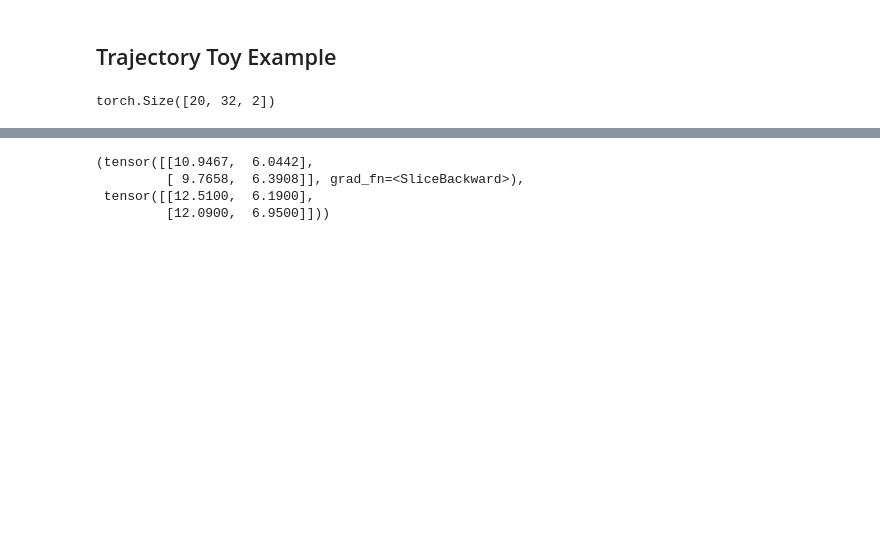
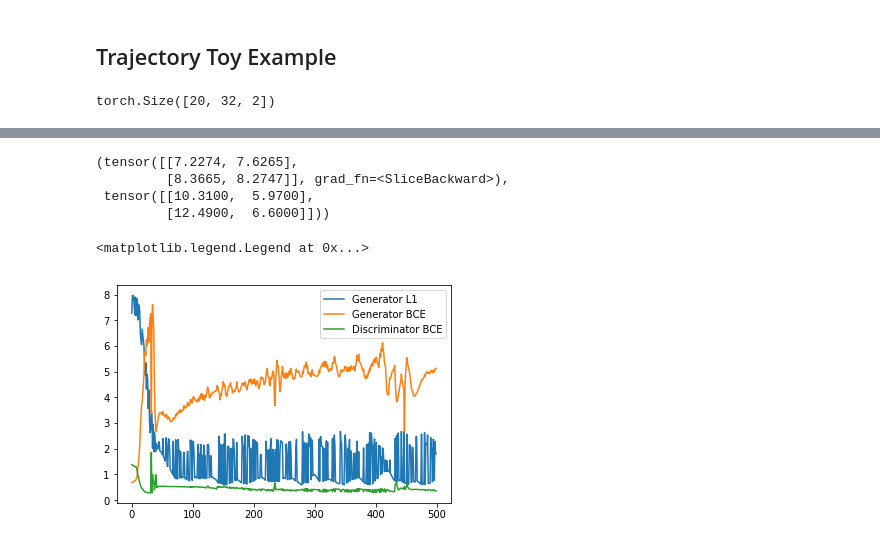
Before and after one commit to lappalainenj/mapsgan, a Jupyter notebook: examples/toymodel.ipynb, the cells around one changed output, grey strips where cells are left out. Cells and saved outputs as stored; diff of their text form; code cells hidden in the pictures; blank space fills up the shorter version.

```diff
--- a/examples/toymodel.ipynb
+++ b/examples/toymodel.ipynb
@@ -8,26 +8,3 @@ import sys
 %autoreload 2
 # %%
 td = Trajectories('/mnt/Clouds/MapsGAN/data/eth/test')
-# %%
-model = nn.RNN(input_size=input_size, hidden_size=hidden_size, batch_first = True)
-criterion = nn.CrossEntropyLoss()
-optim = torch.optim.Adam(model.parameters(), lr = 0.1)
-hidden = torch.zeros(num_layers, batch_size, hidden_size)
-
-for epoch in range(100):
-    optim.zero_grad()
-    loss = 0
-    output, hidden = model(x_onehot, hidden)
-    output = output.view(sequence_length, -1)
-    #print([idx2char(int(torch.max(hid, 1)[1])] for hid in hidden])
-    loss += criterion(output, labels.squeeze().long())
-
-#     for input, label in zip(x_onehot, labels):
-#         hidden, output = model(input, hidden)
-#         _, pred = torch.max(output, 1)
-#         print(idx2char[int(pred)])
-#         loss  += criterion(output, label.long())
-
-    print("epoch: %d, loss: %1.3f"%(epoch+1, loss.data[0]))
-    loss.backward(retain_graph=True)
-    optim.step()
@@ -86,15 +61,16 @@ TGen = ToyGenerator()
 D = Discriminator()
 ganloss_G = nn.BCELoss()
 l1loss_G = nn.L1Loss()
+lambda_G = 2
 ganloss_D = nn.BCELoss()
-optimG = torch.optim.Adam(TGen.parameters(), lr = 0.1)
+optimG = torch.optim.Adam(TGen.parameters(), lr = 0.01)
 optimD = torch.optim.Adam(D.parameters(), lr = 0.01)
-epochs = 200
+epochs = 500
 loss_G_l1_list = []
 loss_G_gan_list = []
 loss_D_list = []
 for epoch in range(epochs):
-    data_idx = 1#np.random.randint(len(td)) # get random sample
+    data_idx = np.random.randint(5) # len(td)) # get random sample
     labels = td[data_idx]['lossmask'] # get lossmask (20, 32)
     groundtruth = torch.cat((td[data_idx]['train'], td[data_idx]['groundtruth']), dim = 0)  # groundtruth (20, 32, 2)
 
@@ -108,14 +84,14 @@ for epoch in range(epochs):
     loss_G_l1_list.append(loss_G_l1)
     loss_G_gan = ganloss_G(out_D_pred.squeeze()[:, 0:td.peds_per_seq[data_idx]], labels[:, 0:td.peds_per_seq[data_idx]]) # ganloss
     loss_G_gan_list.append(loss_G_gan)
-    loss_G = loss_G_l1 + loss_G_gan
+    loss_G = lambda_G*loss_G_l1 + loss_G_gan
     loss_G.backward(retain_graph=True)
     optimG.step()
 
     '''Train discriminator'''
     optimD.zero_grad()
     loss_D = 0
-    out_D_real = D(seq.unsqueeze(0))
+    out_D_real = D(groundtruth)
     out_D_fake = D(prediction)
     loss_D += ganloss_D(out_D_real.squeeze()[:, 0:td.peds_per_seq[data_idx]], labels[:, 0:td.peds_per_seq[data_idx]]) # on real
     loss_D += ganloss_D(out_D_fake.squeeze()[:, 0:td.peds_per_seq[data_idx]], ((labels-1)*(-1))[:, 0:td.peds_per_seq[data_idx]]) # on fake
@@ -148,7 +124,7 @@ predicted = TGen(z)
 # %%
 predicted[0, 0:td.peds_per_seq[data_idx]], groundtruth[0,0:td.peds_per_seq[data_idx]]
 # %% [output]
-(tensor([[10.9467,  6.0442],
-         [ 9.7658,  6.3908]], grad_fn=<SliceBackward>),
- tensor([[12.5100,  6.1900],
-         [12.0900,  6.9500]]))
+(tensor([[7.2274, 7.6265],
+         [8.3665, 8.2747]], grad_fn=<SliceBackward>),
+ tensor([[10.3100,  5.9700],
+         [12.4900,  6.6000]]))
@@ -154,0 +133,8 @@ predicted[0, 0:td.peds_per_seq[data_idx]], groundtruth[0,0:td.peds_per_seq[data_
+# %%
+plt.plot(loss_G_l1_list, label = 'Generator L1')
+plt.plot(loss_G_gan_list, label = 'Generator BCE')
+plt.plot(loss_D_list, label = 'Discriminator BCE')
+plt.legend()
+# %% [output]
+<matplotlib.legend.Legend at 0x...>
+[figure, added]
```
Also changed, not shown: parts of 3 cells of this notebook.
